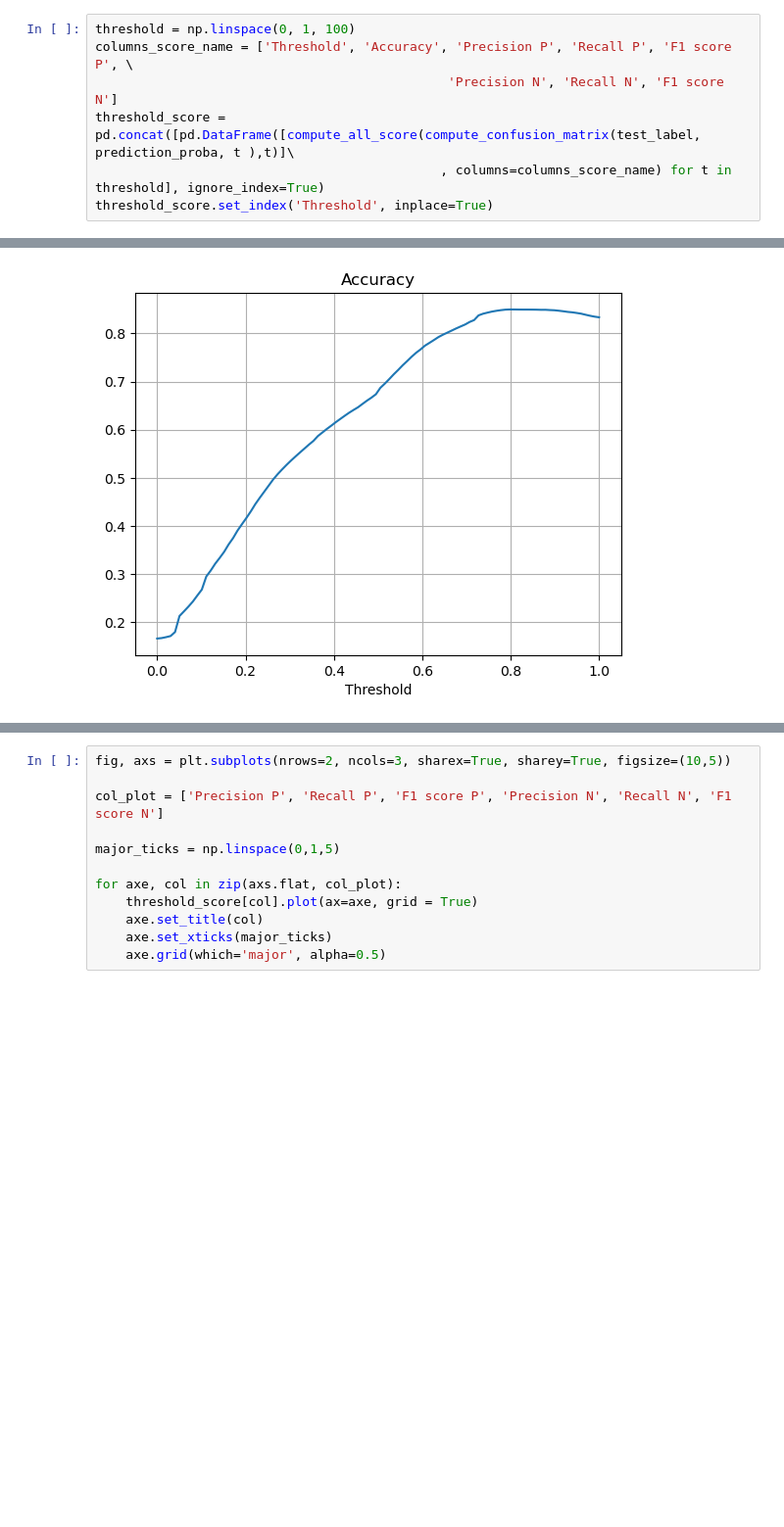
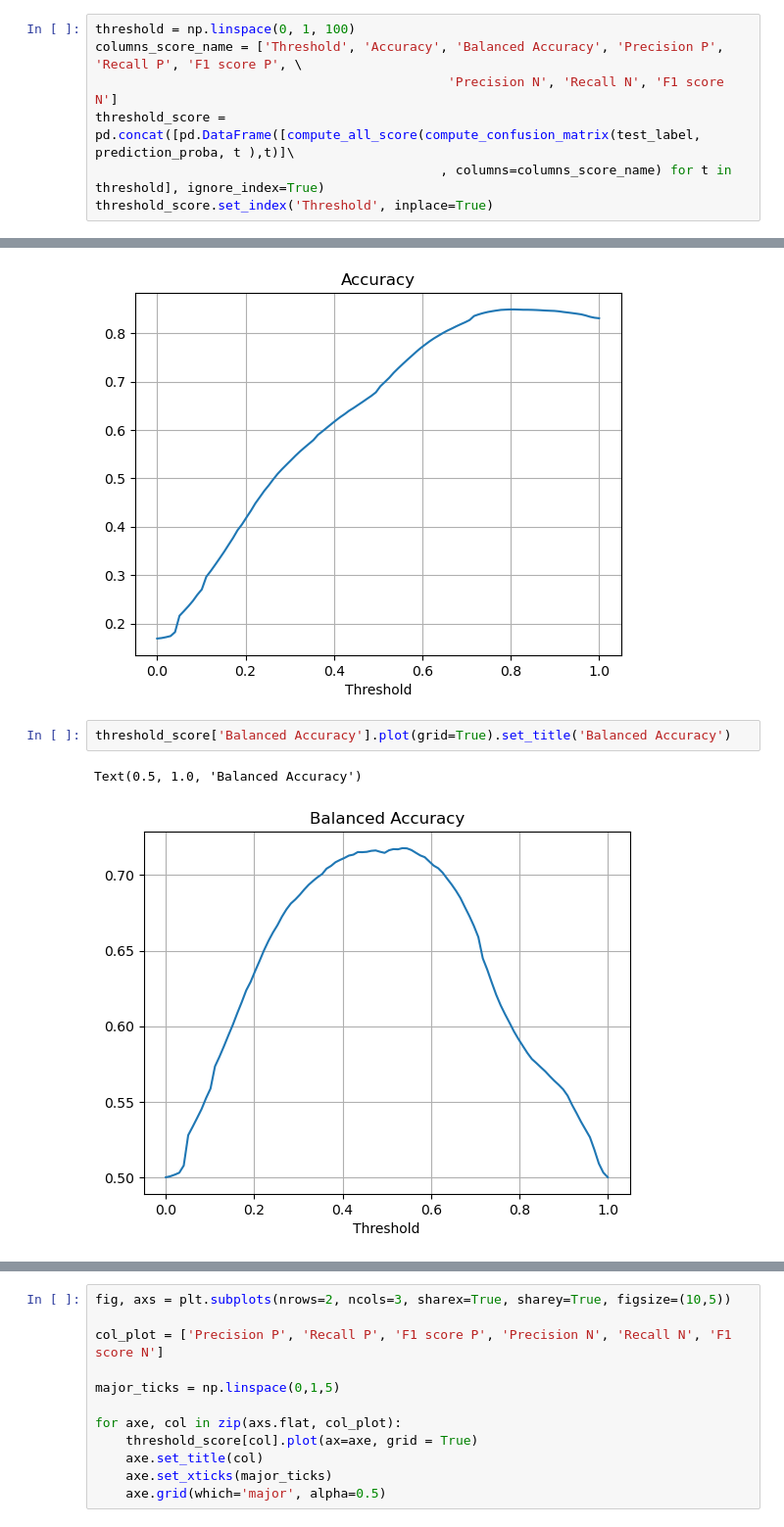
Before and after one commit to swiss-territorial-data-lab/proj-landstats, a Jupyter notebook: scripts/Logistics_regression.ipynb, the cells around one changed output, grey strips where cells are left out. Shown: that part at 98% size. Saved outputs shown, nothing was run; the diff lists cells and outputs as text; blank space fills up the shorter version.

```diff
--- a/scripts/Logistics_regression.ipynb
+++ b/scripts/Logistics_regression.ipynb
@@ -266,7 +257,7 @@ For the negative case, the precision is 0.830, the recall is 1.000 and the F1 sc
 ### C) Vary the value of the threshold in the range from 0 to 1 and visualize the value of accuracy, precision, recall, and F1-score (with respect to both classes) as a function of the threshold.
 # %%
 threshold = np.linspace(0, 1, 100)
-columns_score_name = ['Threshold', 'Accuracy', 'Precision P', 'Recall P', 'F1 score P', \
+columns_score_name = ['Threshold', 'Accuracy', 'Balanced Accuracy', 'Precision P', 'Recall P', 'F1 score P', \
                                               'Precision N', 'Recall N', 'F1 score N']
 threshold_score = pd.concat([pd.DataFrame([compute_all_score(compute_confusion_matrix(test_label, prediction_proba, t ),t)]\
                                              , columns=columns_score_name) for t in threshold], ignore_index=True)
@@ -276,3 +267,8 @@ threshold_score['Accuracy'].plot(grid=True).set_title('Accuracy')
 # %% [output]
 Text(0.5, 1.0, 'Accuracy')
 [figure]
+# %%
+threshold_score['Balanced Accuracy'].plot(grid=True).set_title('Balanced Accuracy')
+# %% [output]
+Text(0.5, 1.0, 'Balanced Accuracy')
+[figure, added]
```
Also changed, not shown: parts of 38 cells of this notebook, 8 other files.
